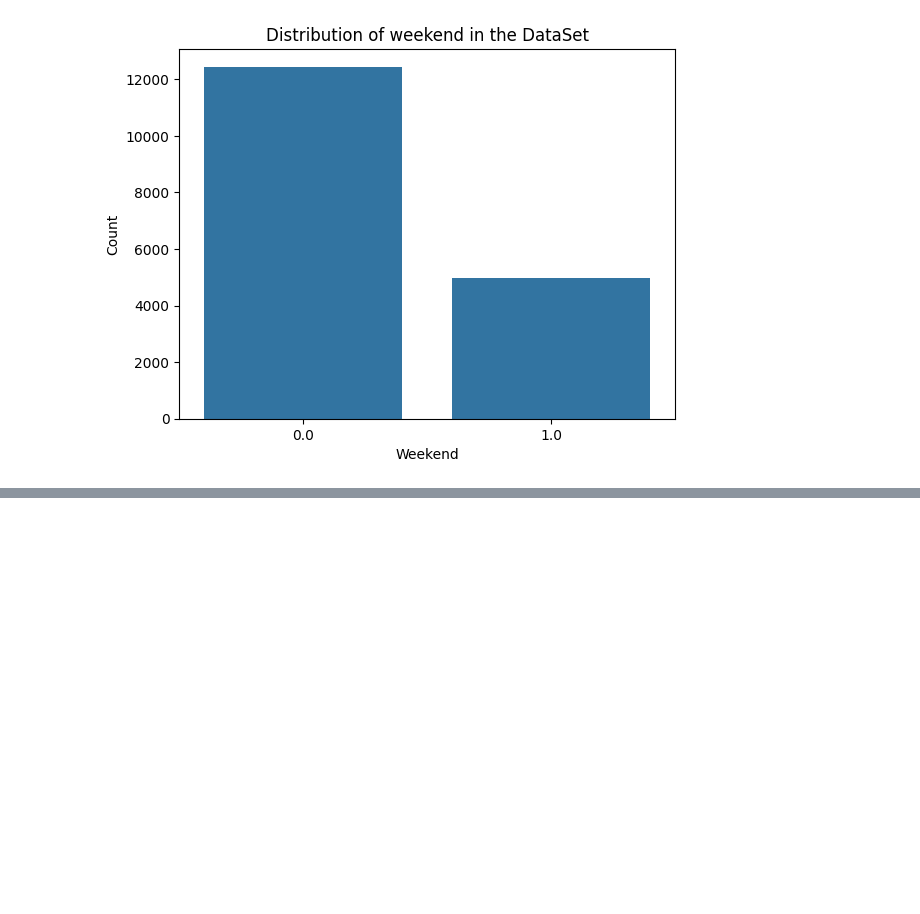
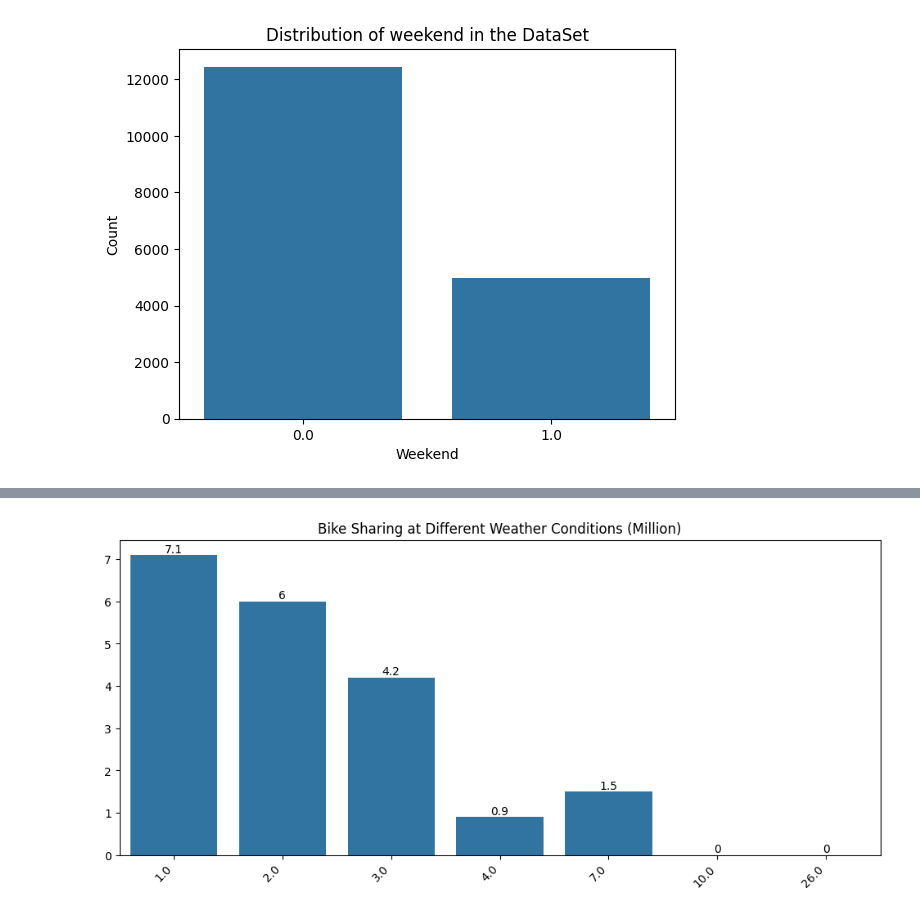
Before and after one commit to EstebanGarnicaMateus/Portfolio, a Jupyter notebook: ds_projects/analysis_visualization/Bike_sharing.ipynb, the cells around one changed output, grey strips where cells are left out. Cells and saved outputs as stored; diff of their text form; code cells hidden in the pictures; blank space fills up the shorter version.

```diff
--- a/ds_projects/analysis_visualization/Bike_sharing.ipynb
+++ b/ds_projects/analysis_visualization/Bike_sharing.ipynb
@@ -180,0 +249,3 @@ plt.show()
+# %%
+weather_bike_share  = (df.groupby('weather_code')['cnt'].sum()/1000000).round(1)
+weather_bike_share
@@ -180,0 +262,12 @@ plt.show()
+# %%
+plt.figure(figsize=(12,5))
+
+ax=sns.barplot(x=weather_bike_share.index, y=weather_bike_share.values, errorbar=None)
+ax.set_title("Bike Sharing at Different Weather Conditions (Million)")
+ax.set_xticklabels(ax.get_xticklabels(), rotation=45, ha='right')
+ax.set_xlabel('') # To cancel writing "weather" on the x-axis
+
+for i in ax.containers:
+    ax.bar_label(i)
+# %% [output]
+[figure, added]
```
Also changed, not shown: parts of 9 cells of this notebook.
